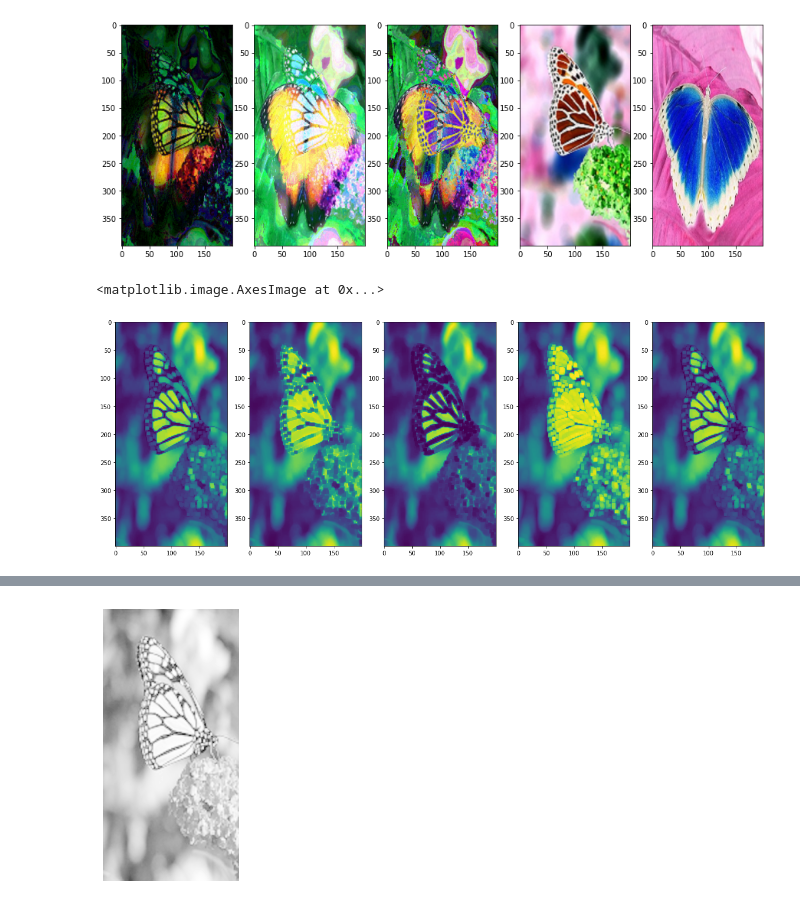
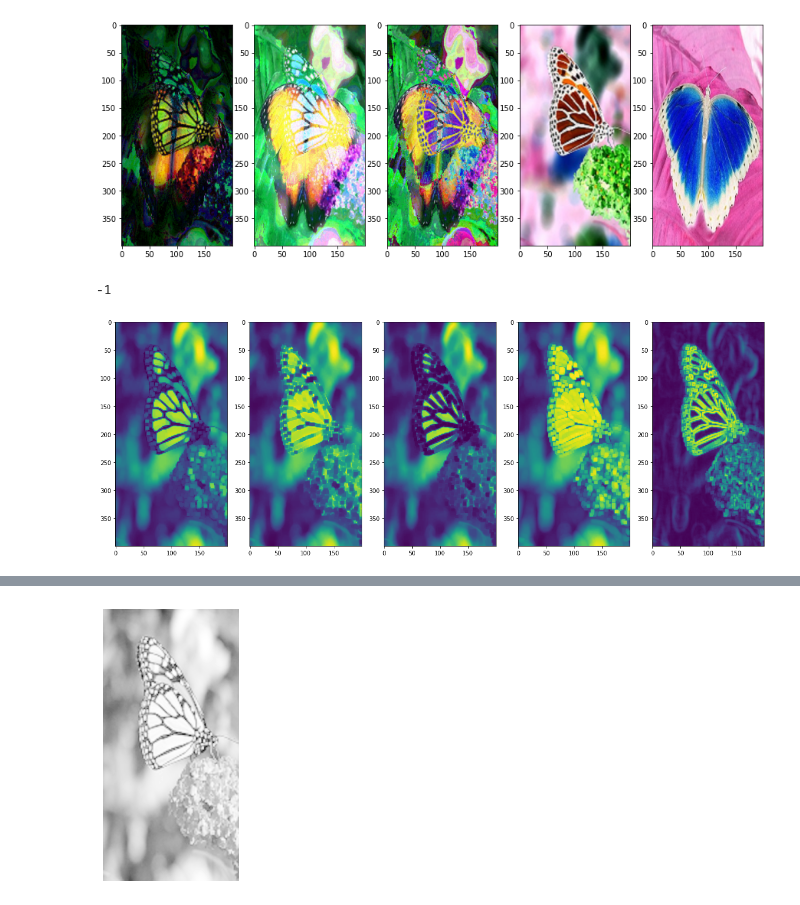
Before and after one commit to vais547/image-processing, a Jupyter notebook: vashnavi.ipynb, the cells around one changed output, grey strips where cells are left out. Cells and saved outputs as stored; diff of their text form; code cells hidden in the pictures.

```diff
--- a/vashnavi.ipynb
+++ b/vashnavi.ipynb
@@ -148,29 +138,28 @@ image_sharped.show()
 # %%
 #morphological  operations
 import cv2
 import numpy as np
 from matplotlib import pyplot as plt
 from PIL import Image,ImageEnhance
 img=cv2.imread('butter1.jpg',0)
 ax=plt.subplots(figsize=(20,10))
 kernel=np.ones((5,5),np.uint8)
 opening=cv2.morphologyEx(img,cv2.MORPH_OPEN,kernel)
 closing=cv2.morphologyEx(img,cv2.MORPH_CLOSE,kernel)
 erosion=cv2.erode(img,kernel,iterations=1)
 dilation=cv2.dilate(img,kernel,iterations=1)
 gradient=cv2.morphologyEx(img,cv2.MORPH_GRADIENT,kernel)
 plt.subplot(151)
 plt.imshow(opening)
 plt.subplot(152)
 plt.imshow(closing)
 plt.subplot(153)
 plt.imshow(erosion)
 plt.subplot(154)
 plt.imshow(dilation)
 plt.subplot(155)
 plt.imshow(gradient)
 cv2.waitKey(0)
-plt.imshow(opening)
 # %% [output]
-<matplotlib.image.AxesImage at 0x...>
+-1
-[figure, old version]
+[figure, new version]
```
Also changed, not shown: parts of 37 cells of this notebook.
